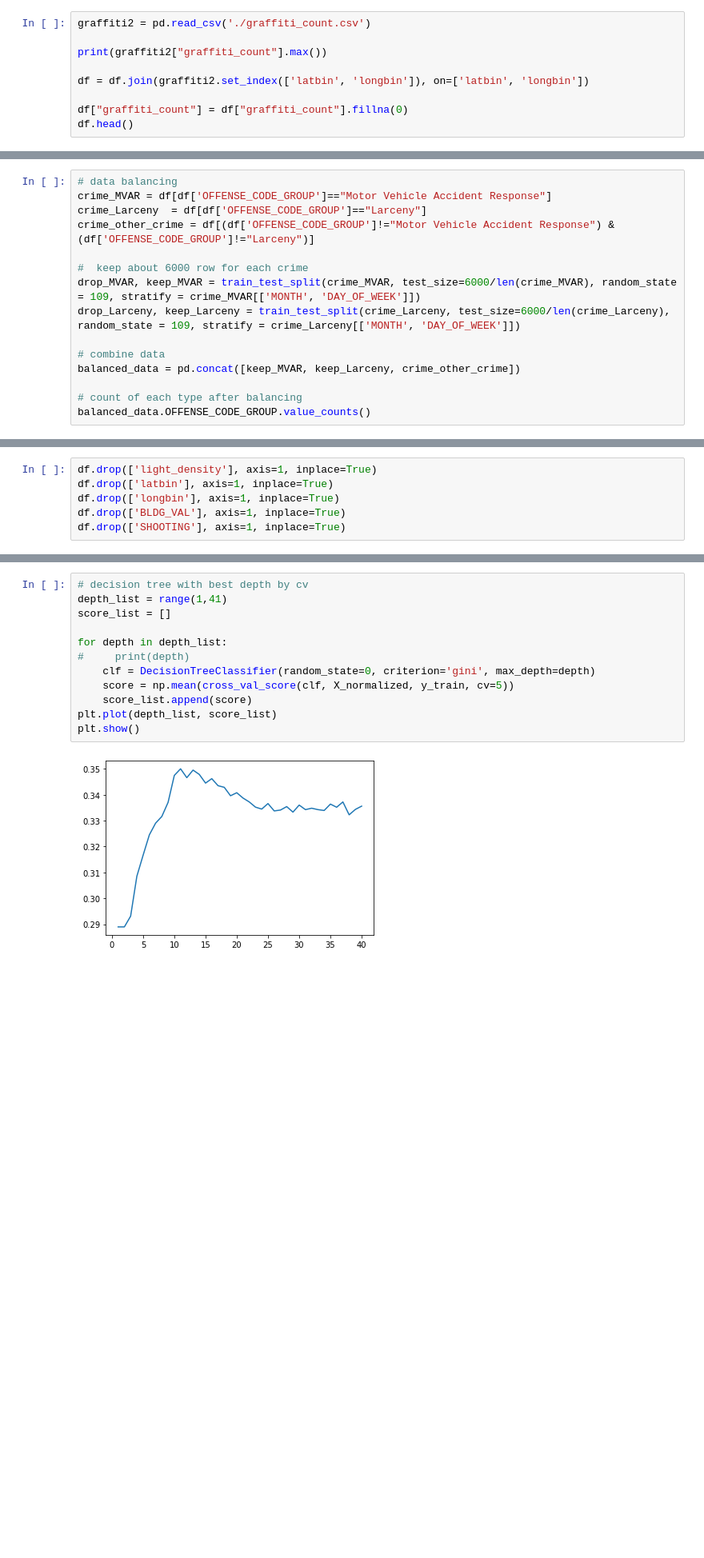
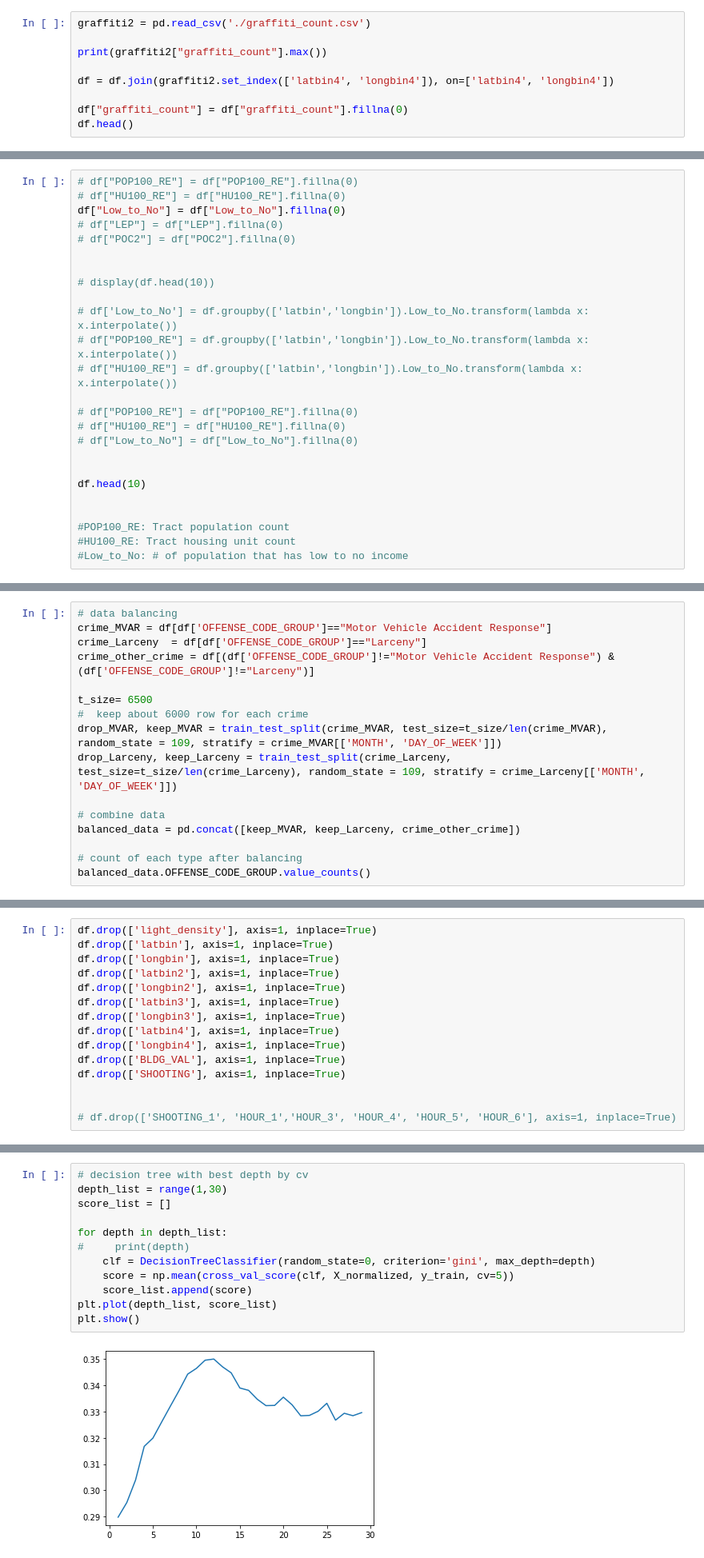
Before and after one commit to osiajod/DS1-Final, a Jupyter notebook: balanced_data_binned-Copy1.ipynb, the cells around one changed output, grey strips where cells are left out. Shown at 80% size. Saved outputs shown, nothing was run; the diff lists cells and outputs as text; blank space fills up the shorter version.

Commit message:
added low income, housing unit and PCO2, LEP

```diff
--- a/balanced_data_binned-Copy1.ipynb
+++ b/balanced_data_binned-Copy1.ipynb
@@ -221,7 +264,7 @@ graffiti2 = pd.read_csv('./graffiti_count.csv')
 
 print(graffiti2["graffiti_count"].max())
 
-df = df.join(graffiti2.set_index(['latbin', 'longbin']), on=['latbin', 'longbin'])
+df = df.join(graffiti2.set_index(['latbin4', 'longbin4']), on=['latbin4', 'longbin4'])
 
 df["graffiti_count"] = df["graffiti_count"].fillna(0)
 df.head()
@@ -235,0 +364,25 @@ df.head()
+# %%
+# df["POP100_RE"] = df["POP100_RE"].fillna(0)
+# df["HU100_RE"] = df["HU100_RE"].fillna(0)
+df["Low_to_No"] = df["Low_to_No"].fillna(0)
+# df["LEP"] = df["LEP"].fillna(0)
+# df["POC2"] = df["POC2"].fillna(0)
+
+
+# display(df.head(10))
+
+# df['Low_to_No'] = df.groupby(['latbin','longbin']).Low_to_No.transform(lambda x: x.interpolate())
+# df["POP100_RE"] = df.groupby(['latbin','longbin']).Low_to_No.transform(lambda x: x.interpolate())
+# df["HU100_RE"] = df.groupby(['latbin','longbin']).Low_to_No.transform(lambda x: x.interpolate())
+
+# df["POP100_RE"] = df["POP100_RE"].fillna(0)
+# df["HU100_RE"] = df["HU100_RE"].fillna(0)
+# df["Low_to_No"] = df["Low_to_No"].fillna(0)
+
+
+df.head(10)
+
+
+#POP100_RE: Tract population count
+#HU100_RE: Tract housing unit count
+#Low_to_No: # of population that has low to no income
@@ -239,9 +405,10 @@ crime_MVAR = df[df['OFFENSE_CODE_GROUP']=="Motor Vehicle Accident Response"]
 crime_Larceny  = df[df['OFFENSE_CODE_GROUP']=="Larceny"]
 crime_other_crime = df[(df['OFFENSE_CODE_GROUP']!="Motor Vehicle Accident Response") & (df['OFFENSE_CODE_GROUP']!="Larceny")]
 
+t_size= 6500
 #  keep about 6000 row for each crime
-drop_MVAR, keep_MVAR = train_test_split(crime_MVAR, test_size=6000/len(crime_MVAR), random_state = 109, stratify = crime_MVAR[['MONTH', 'DAY_OF_WEEK']])
-drop_Larceny, keep_Larceny = train_test_split(crime_Larceny, test_size=6000/len(crime_Larceny), random_state = 109, stratify = crime_Larceny[['MONTH', 'DAY_OF_WEEK']])
+drop_MVAR, keep_MVAR = train_test_split(crime_MVAR, test_size=t_size/len(crime_MVAR), random_state = 109, stratify = crime_MVAR[['MONTH', 'DAY_OF_WEEK']])
+drop_Larceny, keep_Larceny = train_test_split(crime_Larceny, test_size=t_size/len(crime_Larceny), random_state = 109, stratify = crime_Larceny[['MONTH', 'DAY_OF_WEEK']])
 
 # combine data
 balanced_data = pd.concat([keep_MVAR, keep_Larceny, crime_other_crime])
@@ -304,8 +460,17 @@ df.head()
 df.drop(['light_density'], axis=1, inplace=True)
 df.drop(['latbin'], axis=1, inplace=True)
 df.drop(['longbin'], axis=1, inplace=True)
+df.drop(['latbin2'], axis=1, inplace=True)
+df.drop(['longbin2'], axis=1, inplace=True)
+df.drop(['latbin3'], axis=1, inplace=True)
+df.drop(['longbin3'], axis=1, inplace=True)
+df.drop(['latbin4'], axis=1, inplace=True)
+df.drop(['longbin4'], axis=1, inplace=True)
 df.drop(['BLDG_VAL'], axis=1, inplace=True)
 df.drop(['SHOOTING'], axis=1, inplace=True)
+
+
+# df.drop(['SHOOTING_1', 'HOUR_1','HOUR_3', 'HOUR_4', 'HOUR_5', 'HOUR_6'], axis=1, inplace=True)
 # %%
 df.head()
 # %% [output]
@@ -415,18 +581,18 @@ logreg.score(X_normalized, y_train)
 # print(accuracy)
 # %%
 # decision tree with best depth by cv
-depth_list = range(1,41)
+depth_list = range(1,30)
 score_list = []
 
 for depth in depth_list:
 #     print(depth)
     clf = DecisionTreeClassifier(random_state=0, criterion='gini', max_depth=depth)
     score = np.mean(cross_val_score(clf, X_normalized, y_train, cv=5))
     score_list.append(score)
 plt.plot(depth_list, score_list)
 plt.show()
 # %% [output]
-[figure, old version]
+[figure, new version]
 # %%
 best_depth = depth_list[np.argmax(score_list)]
 best_depth
```
Also changed, not shown: parts of 21 cells of this notebook, 2 other files.
